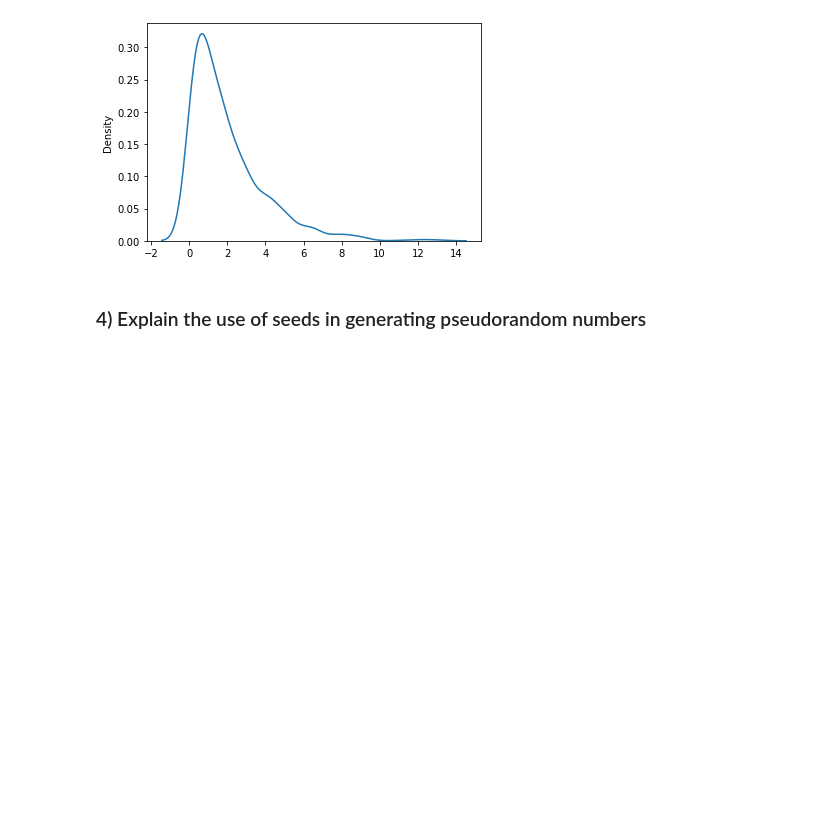
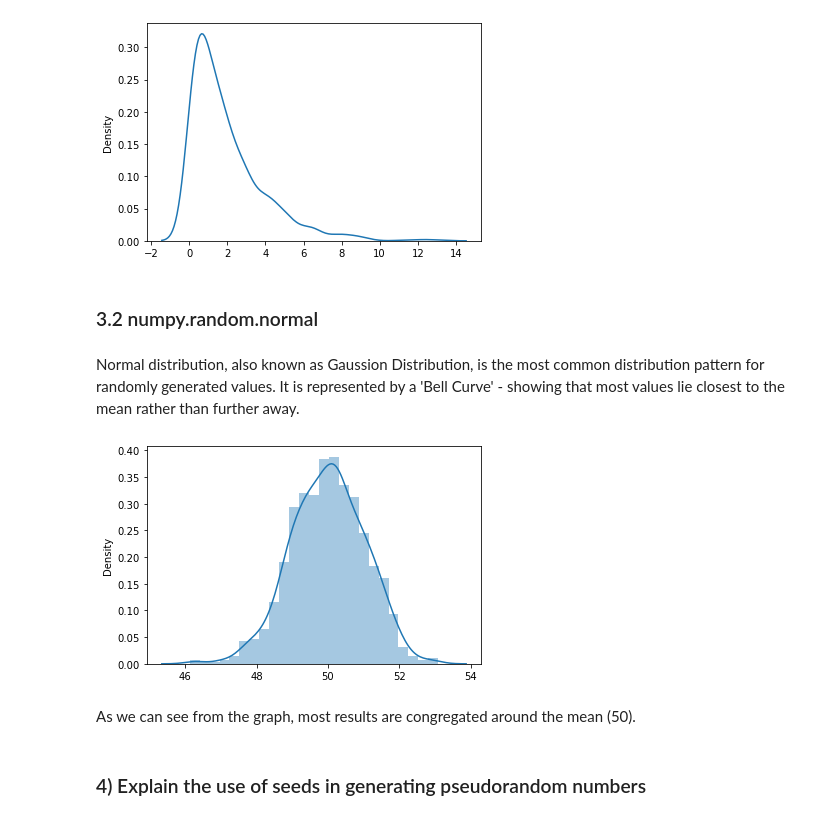
Before and after one commit to BTunney92/PfDA---Practical, a Jupyter notebook: Numpy.ipynb, the cells around one changed output. Saved outputs shown, nothing was run; the diff lists cells and outputs as text; code cells hidden in the pictures; blank space fills up the shorter version.

```diff
--- a/Numpy.ipynb
+++ b/Numpy.ipynb
@@ -134,6 +134,18 @@ sns.distplot(np.random.exponential(2,1000), hist=False) # ED with a scale of 2 a
 plt.show()
 # %% [output]
 [figure]
+# %% [markdown]
+### 3.2 numpy.random.normal
+# %% [markdown]
+Normal distribution, also known as Gaussion Distribution, is the most common distribution pattern for randomly generated values.
+It is represented by a 'Bell Curve' - showing that most values lie closest to the mean rather than further away.
+# %%
+sns.distplot(np.random.normal(50,1,1000)) # Normal distribution with mean of 50, standard deviation of 1 and sample size of 1000.
+plt.show()
+# %% [output]
+[figure, added]
+# %% [markdown]
+As we can see from the graph, most results are congregated around the mean (50).
 # %% [markdown]
 ### 4) Explain the use of seeds in generating pseudorandom numbers
 # %% [markdown]
```
Also changed, not shown: parts of 2 cells of this notebook.
